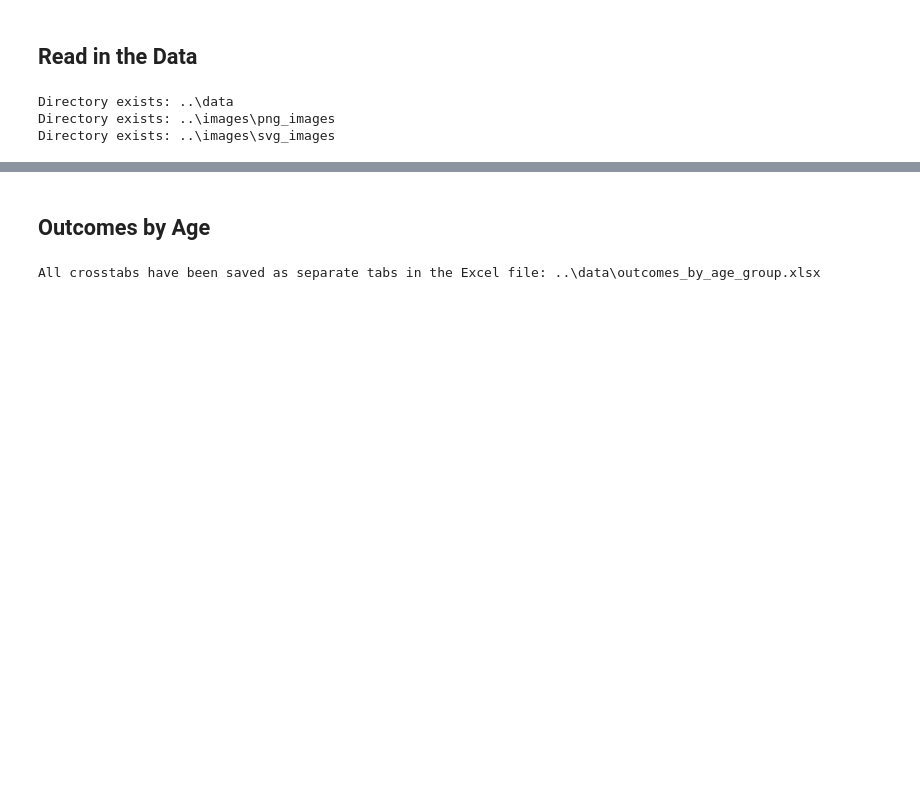
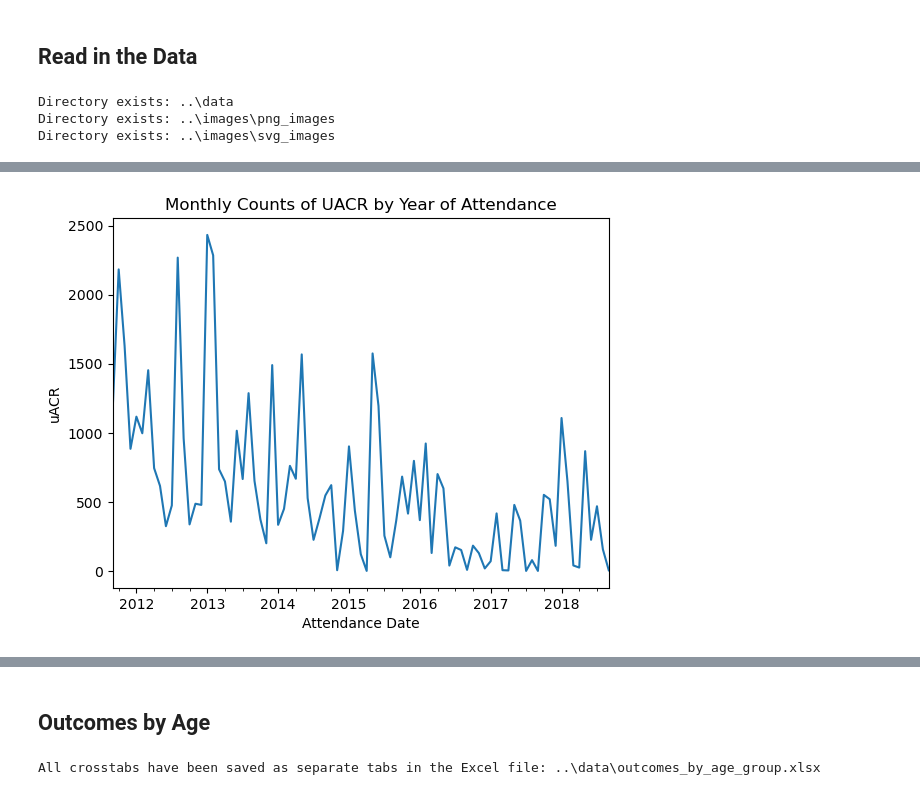
Before and after one commit to lshpaner/bmc_ali_kfre_val, a Jupyter notebook: notebooks/eda.ipynb, the cells around one changed output, grey strips where cells are left out. Saved outputs shown, nothing was run; the diff lists cells and outputs as text; code cells hidden in the pictures; blank space fills up the shorter version.

```diff
--- a/notebooks/eda.ipynb
+++ b/notebooks/eda.ipynb
@@ -49,0 +62,10 @@ df_eda.head()
+# %%
+df_eda.resample("M", on="Att_date")["uACR"].sum().plot(kind="line")
+plt.title("Monthly Counts of UACR by Year of Attendance")
+plt.xlabel("Attendance Date")
+plt.ylabel("uACR")
+plt.savefig(os.path.join(image_path_png, "monthly_uACR_attendance.png"))
+plt.savefig(os.path.join(image_path_svg, "monthly_uACR_attendance.svg"))
+plt.show()
+# %% [output]
+[figure, added]
```
Also changed, not shown: parts of 9 cells of this notebook, 17 other files.
